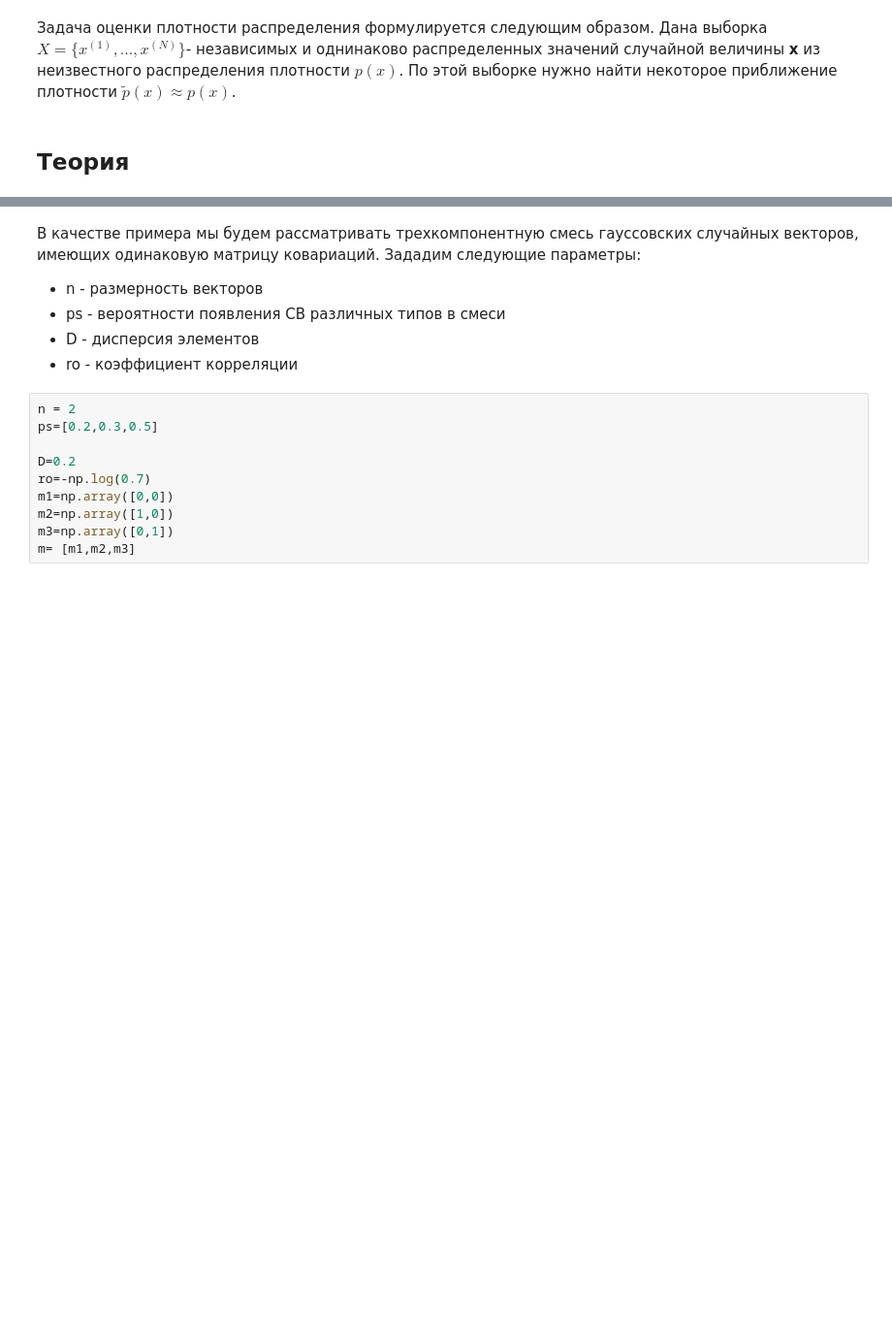
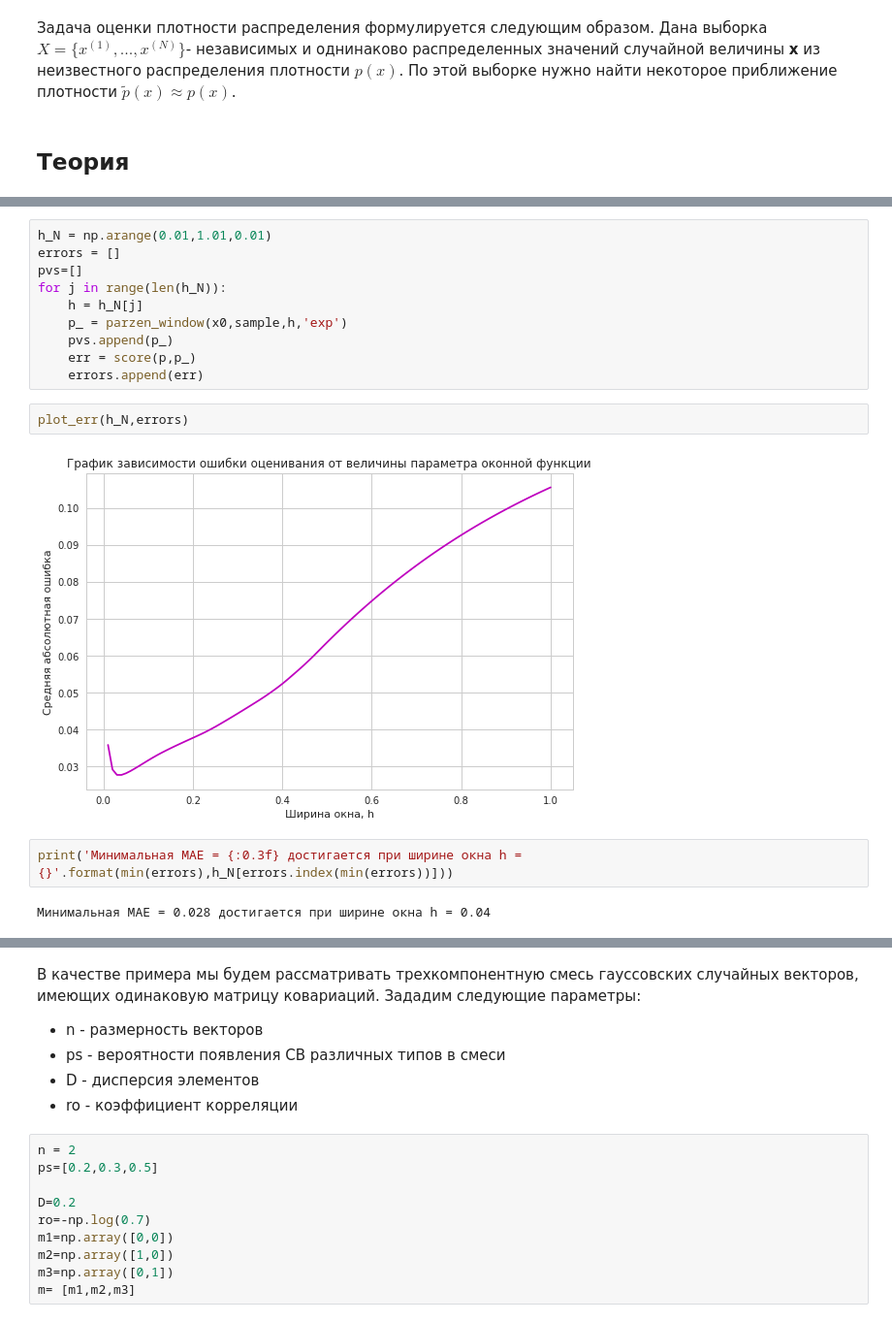
Before and after one commit to mzaharchenko/ml-labs, a Jupyter notebook: lab5.ipynb, the cells around one changed output, grey strips where cells are left out. Shown at 97% size. Cells and saved outputs as stored; diff of their text form; blank space fills up the shorter version.

```diff
--- a/lab5.ipynb
+++ b/lab5.ipynb
@@ -45,0 +68,18 @@ def gauss_diag_kernel(x,train,h):
+# %%
+h_N = np.arange(0.01,1.01,0.01)
+errors = []
+pvs=[]
+for j in range(len(h_N)):
+    h = h_N[j]
+    p_ = parzen_window(x0,sample,h,'exp')
+    pvs.append(p_)
+    err = score(p,p_)
+    errors.append(err)
+# %%
+plot_err(h_N,errors)
+# %% [output]
+[figure, added]
+# %%
+print('Минимальная MAE = {:0.3f} достигается при ширине окна h = {}'.format(min(errors),h_N[errors.index(min(errors))]))
+# %% [output]
+Минимальная MAE = 0.028 достигается при ширине окна h = 0.04
```
Also changed, not shown: parts of 54 cells of this notebook, 5 other files.
